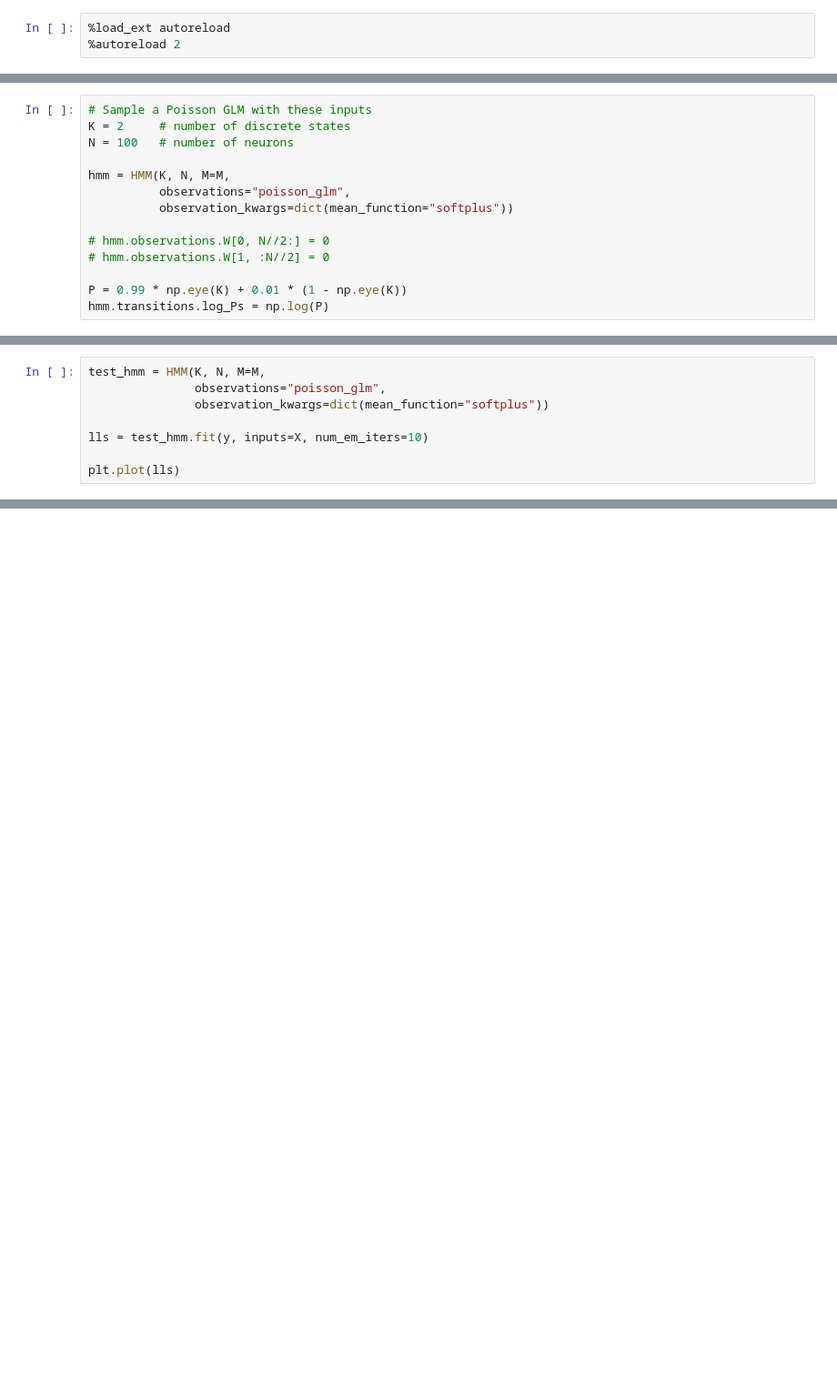
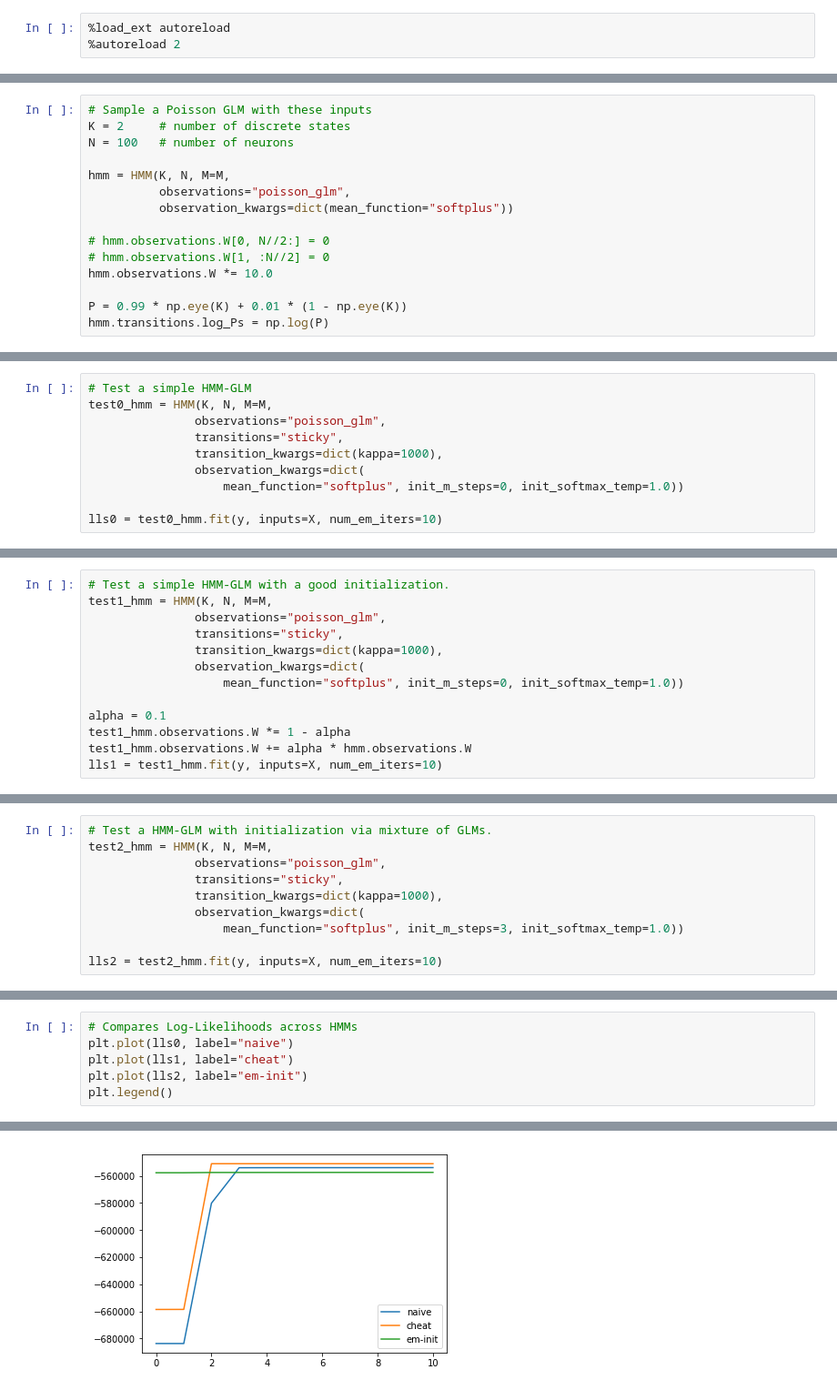
Before and after one commit to proektlab/ssm, a Jupyter notebook: notebooks/8 HMM-GLM with Poisson Observations.ipynb, the cells around one changed output, grey strips where cells are left out. Shown at 91% size. Drawn from its saved outputs; the diff is of its cells as text; blank space fills up the shorter version.

Commit message:
add initial em steps to poisson-glm observation class

```diff
--- a/notebooks/8 HMM-GLM with Poisson Observations.ipynb
+++ b/notebooks/8 HMM-GLM with Poisson Observations.ipynb
@@ -66,6 +46,7 @@ hmm = HMM(K, N, M=M,
 
 # hmm.observations.W[0, N//2:] = 0
 # hmm.observations.W[1, :N//2] = 0
+hmm.observations.W *= 10.0
 
 P = 0.99 * np.eye(K) + 0.01 * (1 - np.eye(K))
 hmm.transitions.log_Ps = np.log(P)
@@ -86,10 +67,12 @@ plt.colorbar()
 # %%
-test_hmm = HMM(K, N, M=M,
+# Test a simple HMM-GLM
+test0_hmm = HMM(K, N, M=M,
                observations="poisson_glm",
-               observation_kwargs=dict(mean_function="softplus"))
+               transitions="sticky",
+               transition_kwargs=dict(kappa=1000),
+               observation_kwargs=dict(
+                   mean_function="softplus", init_m_steps=0, init_softmax_temp=1.0))
 
-lls = test_hmm.fit(y, inputs=X, num_em_iters=10)
-
-plt.plot(lls)
+lls0 = test0_hmm.fit(y, inputs=X, num_em_iters=10)
 # %% [output]
 [interactive output not drawn]
@@ -103,0 +79,13 @@ plt.imshow(np.row_stack((z, zhat)), aspect="auto")
+# %%
+# Test a simple HMM-GLM with a good initialization.
+test1_hmm = HMM(K, N, M=M,
+               observations="poisson_glm",
+               transitions="sticky",
+               transition_kwargs=dict(kappa=1000),
+               observation_kwargs=dict(
+                   mean_function="softplus", init_m_steps=0, init_softmax_temp=1.0))
+
+alpha = 0.1
+test1_hmm.observations.W *= 1 - alpha
+test1_hmm.observations.W += alpha * hmm.observations.W
+lls1 = test1_hmm.fit(y, inputs=X, num_em_iters=10)
@@ -103,0 +94,10 @@ plt.imshow(np.row_stack((z, zhat)), aspect="auto")
+# %%
+# Test a HMM-GLM with initialization via mixture of GLMs.
+test2_hmm = HMM(K, N, M=M,
+               observations="poisson_glm",
+               transitions="sticky",
+               transition_kwargs=dict(kappa=1000),
+               observation_kwargs=dict(
+                   mean_function="softplus", init_m_steps=3, init_softmax_temp=1.0))
+
+lls2 = test2_hmm.fit(y, inputs=X, num_em_iters=10)
@@ -103,0 +109,7 @@ plt.imshow(np.row_stack((z, zhat)), aspect="auto")
+# %%
+# Compares Log-Likelihoods across HMMs
+plt.plot(lls0, label="naive")
+plt.plot(lls1, label="cheat")
+plt.plot(lls2, label="em-init")
+plt.legend()
+# %% [output]
@@ -103,0 +117 @@ plt.imshow(np.row_stack((z, zhat)), aspect="auto")
+[figure, added]
```
Also changed, not shown: parts of 11 cells of this notebook, 2 other files.
